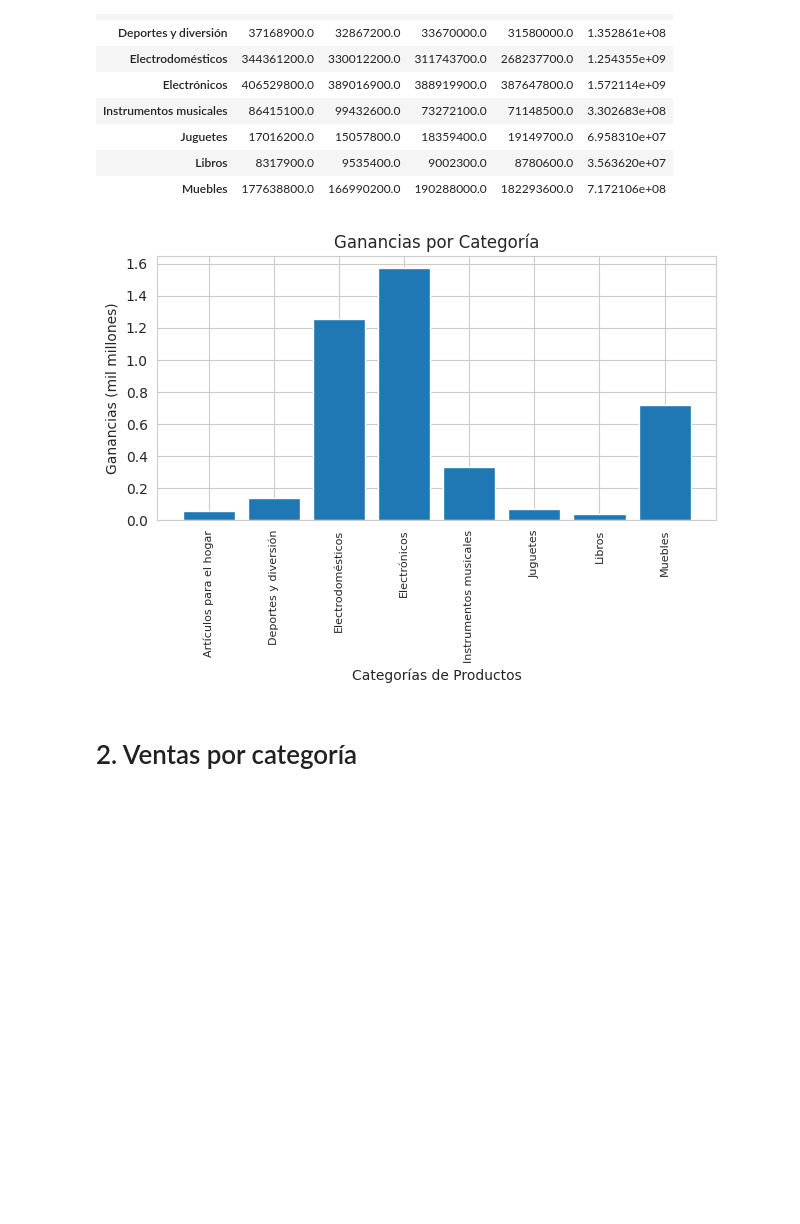
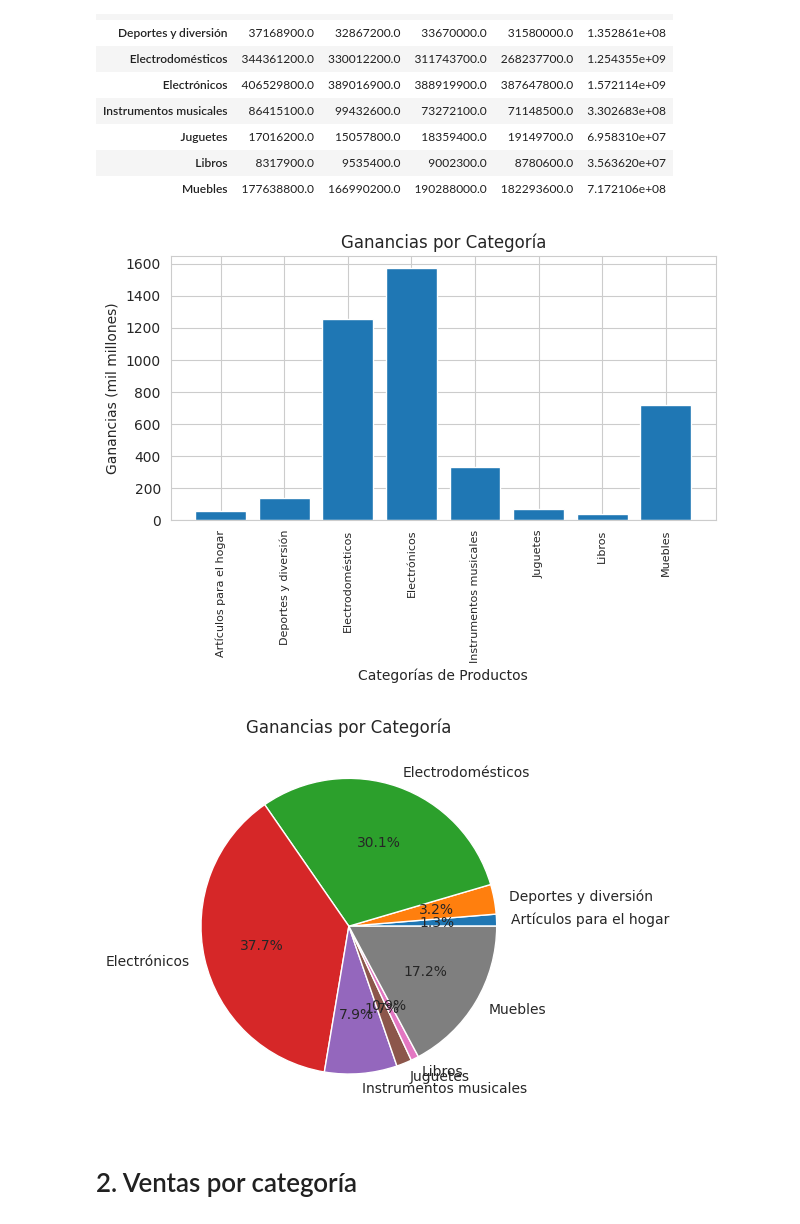
Before and after one commit to claudio1804-12/challenge1, a Jupyter notebook: AluraStoreLatam.ipynb, the cells around one changed output. Saved outputs shown, nothing was run; the diff lists cells and outputs as text; code cells hidden in the pictures; blank space fills up the shorter version.

```diff
--- a/AluraStoreLatam.ipynb
+++ b/AluraStoreLatam.ipynb
@@ -52,15 +52,20 @@ facturacion_c
 | Muebles | 177638800.0 | 166990200.0 | 190288000.0 | 182293600.0 | 7.172106e+08 |
 # %%
 import matplotlib.pyplot as plt
-plt.bar(facturacion_c.index, facturacion_c['Total']/1000000000)
+plt.bar(facturacion_c.index, facturacion_c['Total']/1000000)
 plt.title('Ganancias por Categoría')
 plt.ylabel('Ganancias (mil millones)')
 plt.xlabel('Categorías de Productos')
 plt.xticks(rotation=90,fontsize=8)
 plt.tight_layout()
 plt.show()
+
+plt.pie(facturacion_c['Total'], labels=facturacion_c.index, autopct='%1.1f%%')
+plt.title('Ganancias por Categoría')
+plt.show()
 # %% [output]
-[figure, old version]
+[figure, new version]
+[figure, added]
 # %% [markdown]
 # 2. Ventas por categoría
 # %%
```
Also changed, not shown: parts of 3 cells of this notebook.
